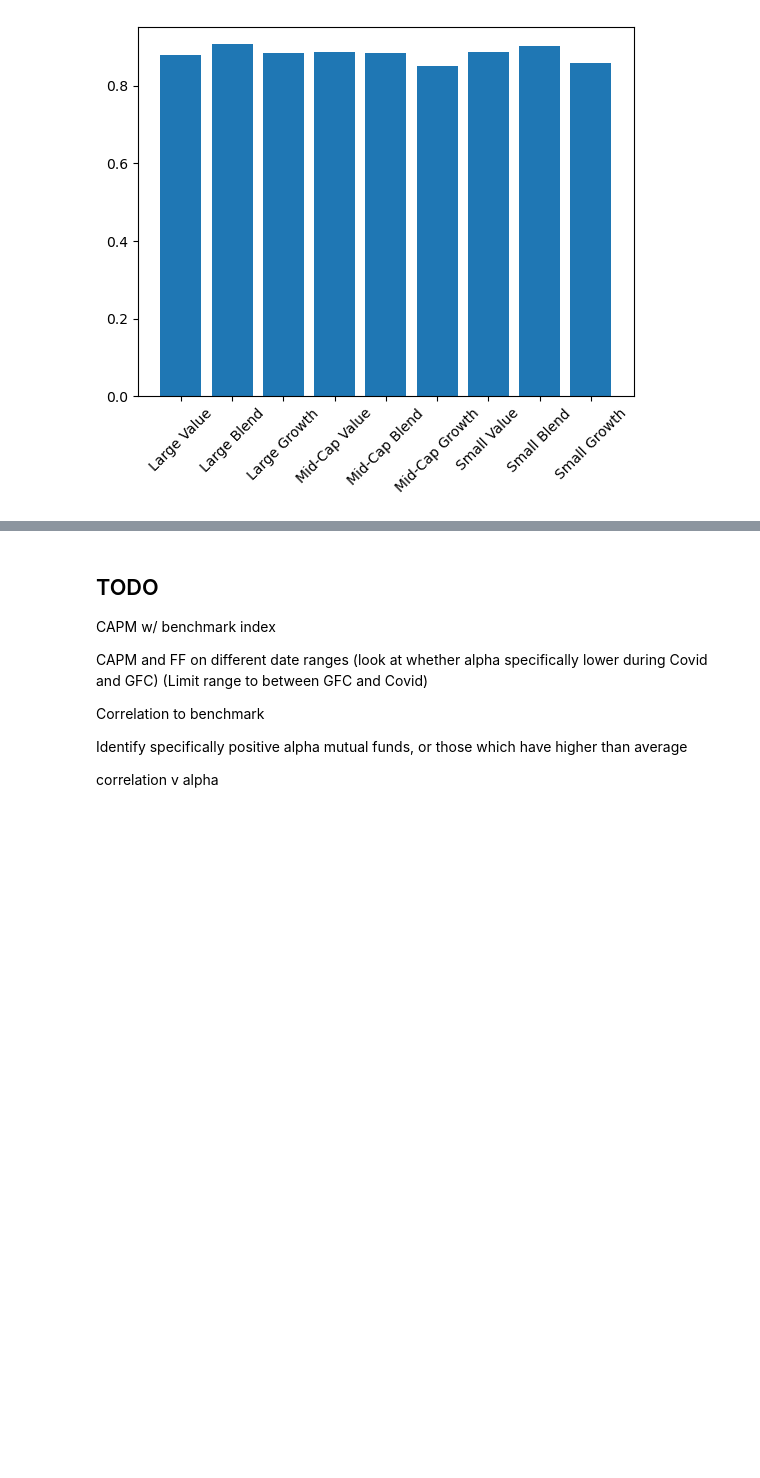
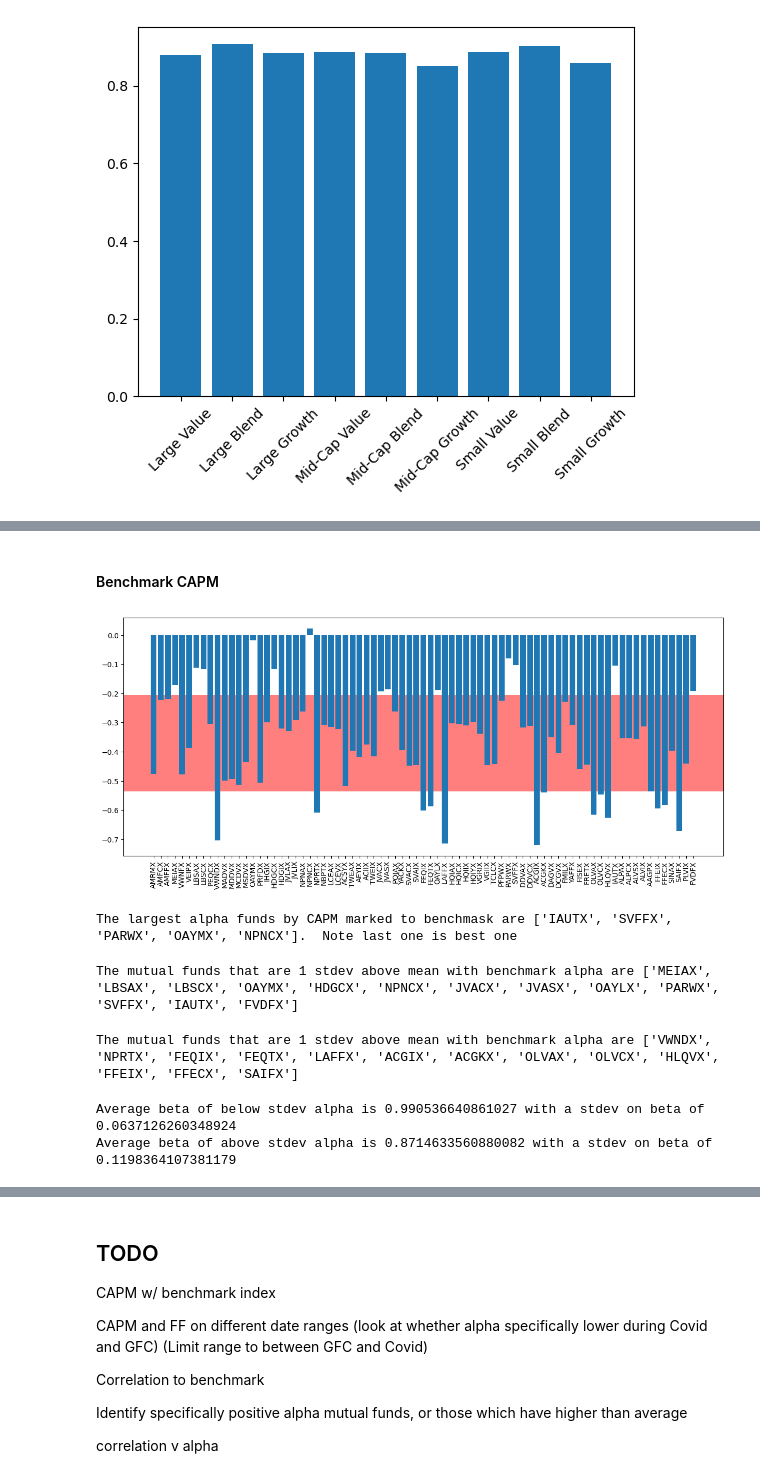
Before and after one commit to earlight/15-4331-final-project, a Jupyter notebook: us_data_analysis.ipynb, the cells around one changed output, grey strips where cells are left out. Drawn from its saved outputs; the diff is of its cells as text; code cells hidden in the pictures; blank space fills up the shorter version.

```diff
--- a/data_analysis.ipynb
+++ b/us_data_analysis.ipynb
@@ -361,0 +429,38 @@ plt.show()
+# %% [markdown]
+#### Benchmark CAPM
+# %%
+fig = plt.figure(figsize=(15,6))
+
+plt.axhspan(us_idx_alphas_c[strat]-us_idx_alphas_std_c[strat], us_idx_alphas_c[strat]+us_idx_alphas_std_c[strat], facecolor='r', alpha=0.5)
+plt.bar(fund_tickers[strat], ind_idx_alphas_c[strat])
+plt.xticks(rotation=90)
+plt.show()
+# %% [output]
+[figure, added]
+# %%
+n=5
+largest_index = sorted(range(len(ind_idx_alphas_c[strat])), key = lambda sub: ind_idx_alphas_c[strat][sub])[-n:]
+best_alpha_mf = [fund_tickers_idx[strat][i] for i in largest_index]
+print(f'The largest alpha funds by CAPM marked to benchmask are {best_alpha_mf}.  Note last one is best one')
+# %% [output]
+The largest alpha funds by CAPM marked to benchmask are ['IAUTX', 'SVFFX', 'PARWX', 'OAYMX', 'NPNCX'].  Note last one is best one
+# %%
+above_std_index = [idx for idx, val in enumerate(ind_idx_alphas_c[strat]) if val > us_idx_alphas_c[strat]+us_idx_alphas_std_c[strat]]
+above_std_mf = [fund_tickers_idx[strat][i] for i in above_std_index]
+print(f'The mutual funds that are 1 stdev above mean with benchmark alpha are {above_std_mf}')
+# %% [output]
+The mutual funds that are 1 stdev above mean with benchmark alpha are ['MEIAX', 'LBSAX', 'LBSCX', 'OAYMX', 'HDGCX', 'NPNCX', 'JVACX', 'JVASX', 'OAYLX', 'PARWX', 'SVFFX', 'IAUTX', 'FVDFX']
+# %%
+below_std_index = [idx for idx, val in enumerate(ind_idx_alphas_c[strat]) if val < us_idx_alphas_c[strat]-us_idx_alphas_std_c[strat]]
+below_std_mf = [fund_tickers_idx[strat][i] for i in below_std_index]
+print(f'The mutual funds that are 1 stdev above mean with benchmark alpha are {below_std_mf}')
+# %% [output]
+The mutual funds that are 1 stdev above mean with benchmark alpha are ['VWNDX', 'NPRTX', 'FEQIX', 'FEQTX', 'LAFFX', 'ACGIX', 'ACGKX', 'OLVAX', 'OLVCX', 'HLQVX', 'FFEIX', 'FFECX', 'SAIFX']
+# %%
+below_std_beta = [ind_idx_betas_c[strat][i] for i in below_std_index]
+above_std_beta = [ind_idx_betas_c[strat][i] for i in above_std_index]
+print(f'Average beta of below stdev alpha is {np.mean(below_std_beta)} with a stdev on beta of {np.std(below_std_beta)}')
+print(f'Average beta of above stdev alpha is {np.mean(above_std_beta)} with a stdev on beta of {np.std(above_std_beta)}')
+# %% [output]
+Average beta of below stdev alpha is 0.990536640861027 with a stdev on beta of 0.0637126260348924
+Average beta of above stdev alpha is 0.8714633560880082 with a stdev on beta of 0.1198364107381179
```
Also changed, not shown: parts of 24 cells of this notebook.
